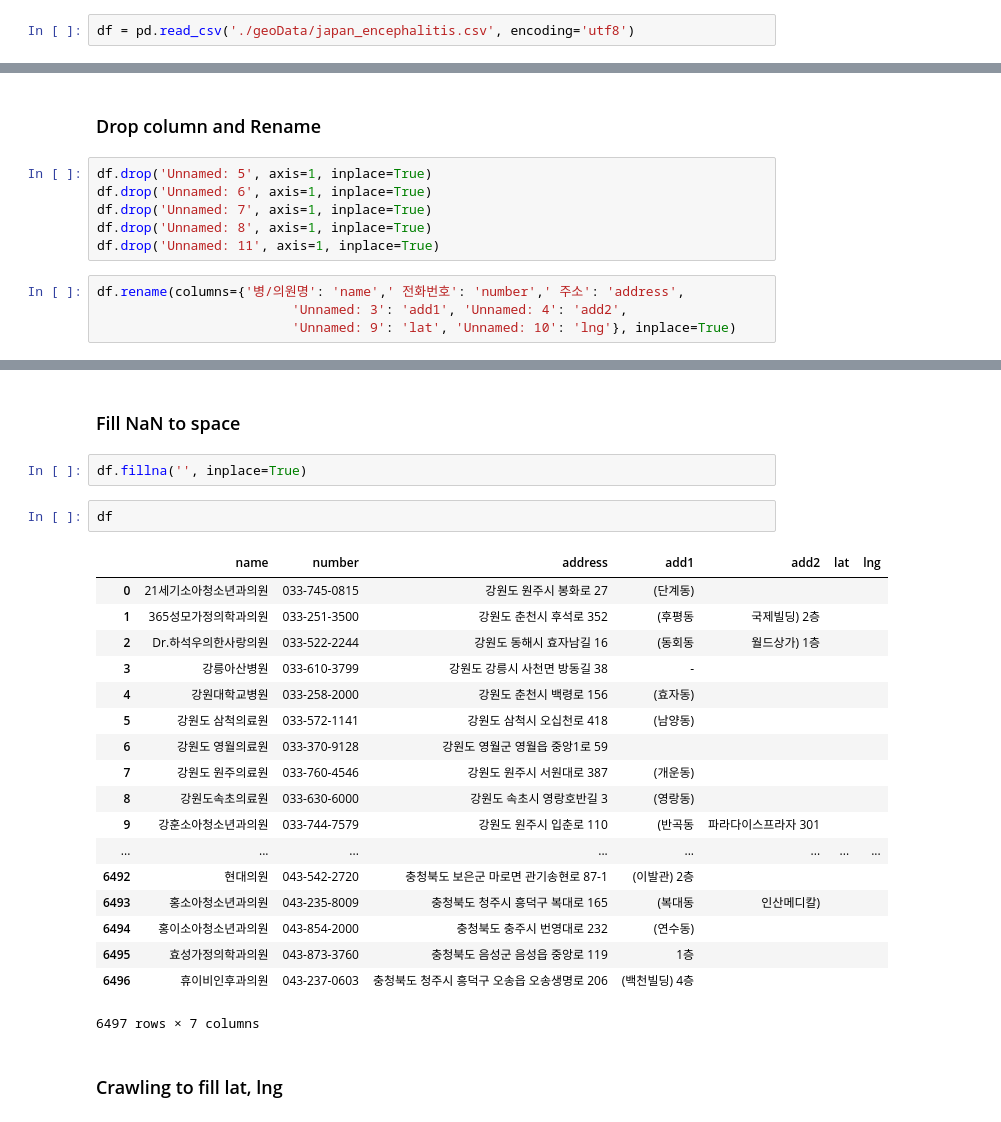
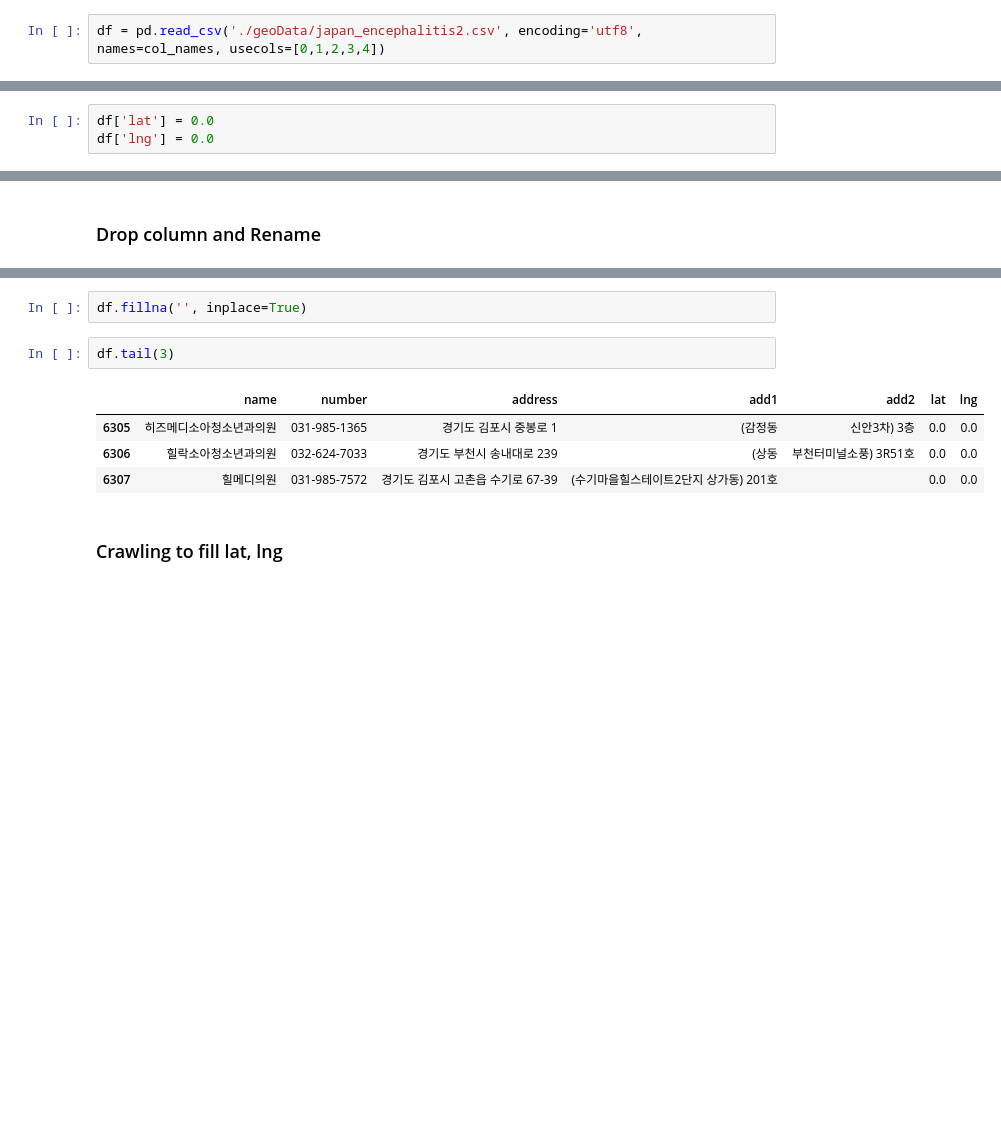
Before and after one commit to SooDevv/TIL, a Jupyter notebook: Crawling/Convert_Add2Geo.ipynb, the cells around one changed output, grey strips where cells are left out. Cells and saved outputs as stored; diff of their text form; blank space fills up the shorter version.

```diff
--- a/Crawling/Convert_Add2Geo.ipynb
+++ b/Crawling/Convert_Add2Geo.ipynb
@@ -9,3 +12,3 @@ from bs4 import BeautifulSoup as bs
 # %%
-df = pd.read_csv('./geoData/japan_encephalitis.csv', encoding='utf8')
+df = pd.read_csv('./geoData/japan_encephalitis2.csv', encoding='utf8', names=col_names, usecols=[0,1,2,3,4])
 # %%
@@ -16,0 +20,3 @@ df.tail(2)
+# %%
+df['lat'] = 0.0
+df['lng'] = 0.0
@@ -17,12 +41,2 @@ df.tail(2)
 # %% [markdown]
 ### Drop column and Rename
-# %%
-df.drop('Unnamed: 5', axis=1, inplace=True)
-df.drop('Unnamed: 6', axis=1, inplace=True)
-df.drop('Unnamed: 7', axis=1, inplace=True)
-df.drop('Unnamed: 8', axis=1, inplace=True)
-df.drop('Unnamed: 11', axis=1, inplace=True)
-# %%
-df.rename(columns={'병/의원명': 'name',' 전화번호': 'number',' 주소': 'address',
-                         'Unnamed: 3': 'add1', 'Unnamed: 4': 'add2',
-                         'Unnamed: 9': 'lat', 'Unnamed: 10': 'lng'}, inplace=True)
@@ -36,28 +43,12 @@ df.head(3)
-# %% [markdown]
-### Fill NaN to space
 # %%
 df.fillna('', inplace=True)
 # %%
-df
+df.tail(3)
 # %% [output]
 |  | name | number | address | add1 | add2 | lat | lng |
-| 0 | 21세기소아청소년과의원 | 033-745-0815 | 강원도 원주시 봉화로 27 | (단계동) |  |  |  |
-| 1 | 365성모가정의학과의원 | 033-251-3500 | 강원도 춘천시 후석로 352 | (후평동 | 국제빌딩) 2층 |  |  |
-| 2 | Dr.하석우의한사랑의원 | 033-522-2244 | 강원도 동해시 효자남길 16 | (동회동 | 월드상가) 1층 |  |  |
-| 3 | 강릉아산병원 | 033-610-3799 | 강원도 강릉시 사천면 방동길 38 | - |  |  |  |
-| 4 | 강원대학교병원 | 033-258-2000 | 강원도 춘천시 백령로 156 | (효자동) |  |  |  |
-| 5 | 강원도 삼척의료원 | 033-572-1141 | 강원도 삼척시 오십천로 418 | (남양동) |  |  |  |
-| 6 | 강원도 영월의료원 | 033-370-9128 | 강원도 영월군 영월읍 중앙1로 59 |  |  |  |  |
-| 7 | 강원도 원주의료원 | 033-760-4546 | 강원도 원주시 서원대로 387 | (개운동) |  |  |  |
-| 8 | 강원도속초의료원 | 033-630-6000 | 강원도 속초시 영랑호반길 3 | (영랑동) |  |  |  |
-| 9 | 강훈소아청소년과의원 | 033-744-7579 | 강원도 원주시 입춘로 110 | (반곡동 | 파라다이스프라자 301 |  |  |
-| ... | ... | ... | ... | ... | ... | ... | ... |
-| 6492 | 현대의원 | 043-542-2720 | 충청북도 보은군 마로면 관기송현로 87-1 | (이발관) 2층 |  |  |  |
-| 6493 | 홍소아청소년과의원 | 043-235-8009 | 충청북도 청주시 흥덕구 복대로 165 | (복대동 | 인산메디칼) |  |  |
-| 6494 | 홍이소아청소년과의원 | 043-854-2000 | 충청북도 충주시 번영대로 232 | (연수동) |  |  |  |
-| 6495 | 효성가정의학과의원 | 043-873-3760 | 충청북도 음성군 음성읍 중앙로 119 | 1층 |  |  |  |
-| 6496 | 휴이비인후과의원 | 043-237-0603 | 충청북도 청주시 흥덕구 오송읍 오송생명로 206 | (백천빌딩) 4층 |  |  |  |
+| 6305 | 히즈메디소아청소년과의원 | 031-985-1365 | 경기도 김포시 중봉로 1 | (감정동 | 신안3차) 3층 | 0.0 | 0.0 |
+| 6306 | 힐락소아청소년과의원 | 032-624-7033 | 경기도 부천시 송내대로 239 | (상동 | 부천터미널소풍) 3R51호 | 0.0 | 0.0 |
+| 6307 | 힐메디의원 | 031-985-7572 | 경기도 김포시 고촌읍 수기로 67-39 | (수기마을힐스테이트2단지 상가동) 201호 |  | 0.0 | 0.0 |
-6497 rows × 7 columns
 # %% [markdown]
 ### Crawling to fill lat, lng
 # %%
```
Also changed, not shown: parts of 13 cells of this notebook.
